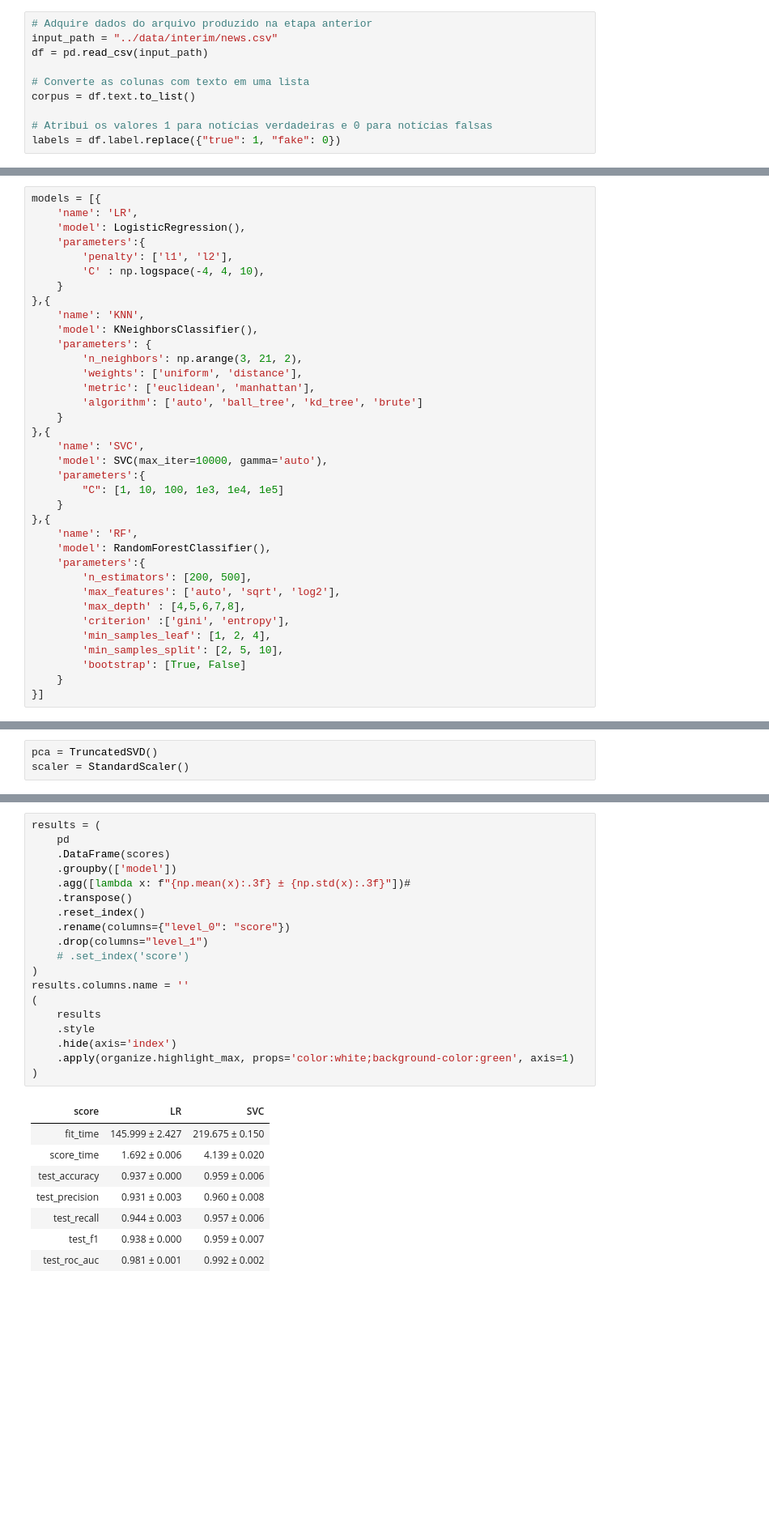
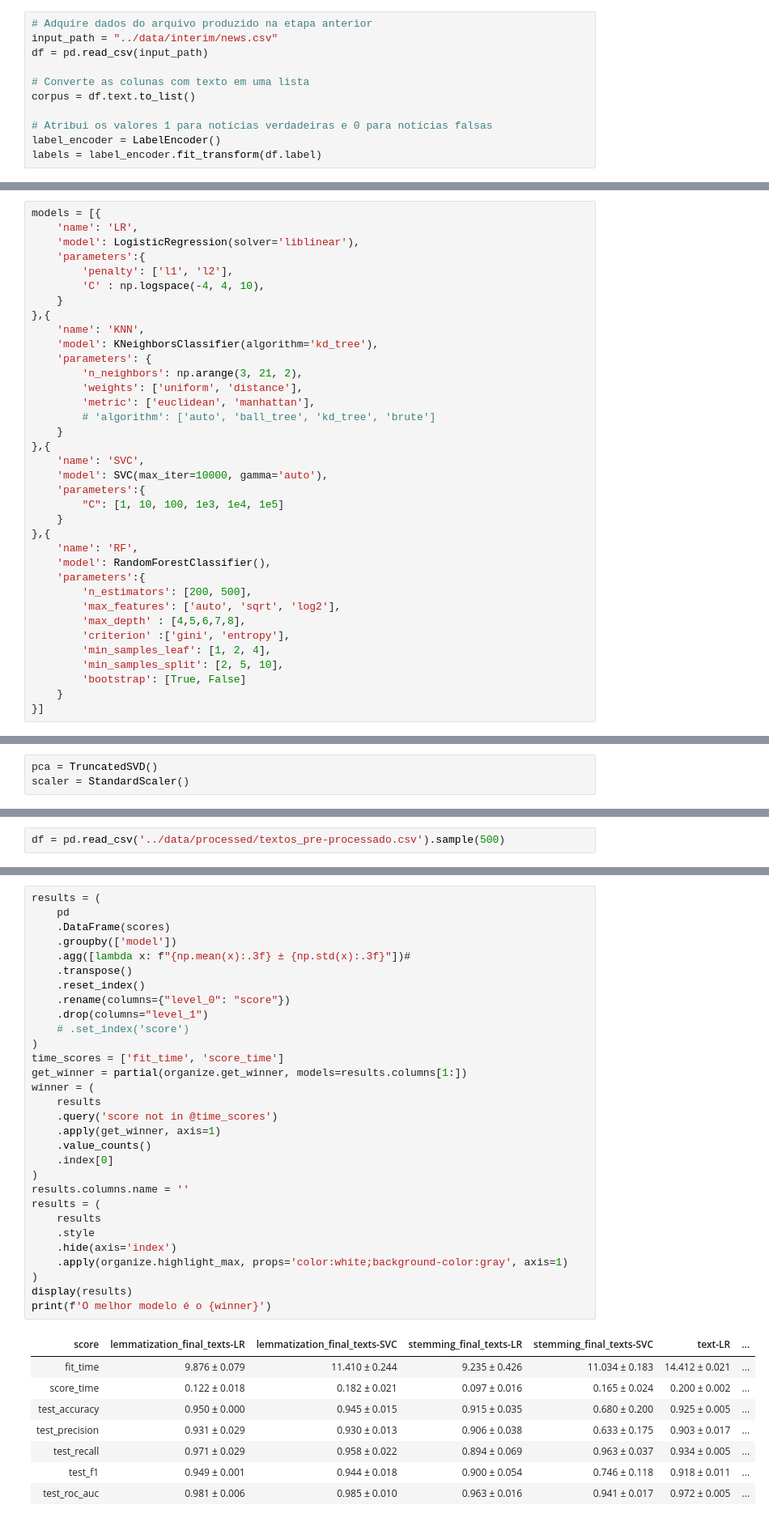
Before and after one commit to atlantico-academy/apura, a Jupyter notebook: notebooks/03 - Comparative Analysis.ipynb, the cells around one changed output, grey strips where cells are left out. Shown at 81% size. Drawn from its saved outputs; the diff is of its cells as text; blank space fills up the shorter version.

```diff
--- a/notebooks/03 - Comparative Analysis.ipynb
+++ b/notebooks/03 - Comparative Analysis.ipynb
@@ -57,7 +62,8 @@ df = pd.read_csv(input_path)
 corpus = df.text.to_list()
 
 # Atribui os valores 1 para notícias verdadeiras e 0 para notícias falsas
-labels = df.label.replace({"true": 1, "fake": 0})
+label_encoder = LabelEncoder()
+labels = label_encoder.fit_transform(df.label)
 # %% [markdown]
 ## Conversão dos textos (Vetorizadores)
 
@@ -111,19 +116,19 @@ Contando então com várias árvores de decisão, a *Floresta*, é um classifica
 # %%
 models = [{
     'name': 'LR',
-    'model': LogisticRegression(),
+    'model': LogisticRegression(solver='liblinear'),
     'parameters':{
         'penalty': ['l1', 'l2'],
         'C' : np.logspace(-4, 4, 10),
     }
 },{
     'name': 'KNN',
-    'model': KNeighborsClassifier(),
+    'model': KNeighborsClassifier(algorithm='kd_tree'),
     'parameters': {
         'n_neighbors': np.arange(3, 21, 2),
         'weights': ['uniform', 'distance'],
         'metric': ['euclidean', 'manhattan'],
-        'algorithm': ['auto', 'ball_tree', 'kd_tree', 'brute']
+        # 'algorithm': ['auto', 'ball_tree', 'kd_tree', 'brute']
     }
 },{
     'name': 'SVC',
@@ -182,5 +187,7 @@ No nosso caso, como detector de notícias falsas, pode ser mais interessante, ca
 > Proporção dada pelo # de notícias falsas corretamente classificadas como falsas e o # total de notícias classificadas como falsas.
 - Sensibilidade
 > Proporção dada pelo # de notícias corretamente classificadas como falsas dividido pelo # notícias realmente falsas.
+# %%
+df = pd.read_csv('../data/processed/textos_pre-processado.csv').sample(500)
 # %%
 n_splits_cv = 2
@@ -252,28 +255,39 @@ scores
 # %%
 results = (
     pd
     .DataFrame(scores)
     .groupby(['model'])
     .agg([lambda x: f"{np.mean(x):.3f} ± {np.std(x):.3f}"])#
     .transpose()
     .reset_index()
     .rename(columns={"level_0": "score"})
     .drop(columns="level_1")
     # .set_index('score')
 )
+time_scores = ['fit_time', 'score_time']
+get_winner = partial(organize.get_winner, models=results.columns[1:])
+winner = (
+    results
+    .query('score not in @time_scores')
+    .apply(get_winner, axis=1)
+    .value_counts()
+    .index[0]
+)
 results.columns.name = ''
-(
+results = (
     results
     .style
     .hide(axis='index')
-    .apply(organize.highlight_max, props='color:white;background-color:green', axis=1)
+    .apply(organize.highlight_max, props='color:white;background-color:gray', axis=1)
 )
+display(results)
+print(f'O melhor modelo é o {winner}')
 # %% [output]
-| score | LR | SVC |
-| fit_time | 145.999 ± 2.427 | 219.675 ± 0.150 |
-| score_time | 1.692 ± 0.006 | 4.139 ± 0.020 |
-| test_accuracy | 0.937 ± 0.000 | 0.959 ± 0.006 |
-| test_precision | 0.931 ± 0.003 | 0.960 ± 0.008 |
-| test_recall | 0.944 ± 0.003 | 0.957 ± 0.006 |
-| test_f1 | 0.938 ± 0.000 | 0.959 ± 0.007 |
-| test_roc_auc | 0.981 ± 0.001 | 0.992 ± 0.002 |
+| score | lemmatization_final_texts-LR | lemmatization_final_texts-SVC | stemming_final_texts-LR | stemming_final_texts-SVC | text-LR | ... |
+| fit_time | 9.876 ± 0.079 | 11.410 ± 0.244 | 9.235 ± 0.426 | 11.034 ± 0.183 | 14.412 ± 0.021 | ... |
+| score_time | 0.122 ± 0.018 | 0.182 ± 0.021 | 0.097 ± 0.016 | 0.165 ± 0.024 | 0.200 ± 0.002 | ... |
+| test_accuracy | 0.950 ± 0.000 | 0.945 ± 0.015 | 0.915 ± 0.035 | 0.680 ± 0.200 | 0.925 ± 0.005 | ... |
+| test_precision | 0.931 ± 0.029 | 0.930 ± 0.013 | 0.906 ± 0.038 | 0.633 ± 0.175 | 0.903 ± 0.017 | ... |
+| test_recall | 0.971 ± 0.029 | 0.958 ± 0.022 | 0.894 ± 0.069 | 0.963 ± 0.037 | 0.934 ± 0.005 | ... |
+| test_f1 | 0.949 ± 0.001 | 0.944 ± 0.018 | 0.900 ± 0.054 | 0.746 ± 0.118 | 0.918 ± 0.011 | ... |
+| test_roc_auc | 0.981 ± 0.006 | 0.985 ± 0.010 | 0.963 ± 0.016 | 0.941 ± 0.017 | 0.972 ± 0.005 | ... |
```
Also changed, not shown: parts of 8 cells of this notebook, 4 other files.
